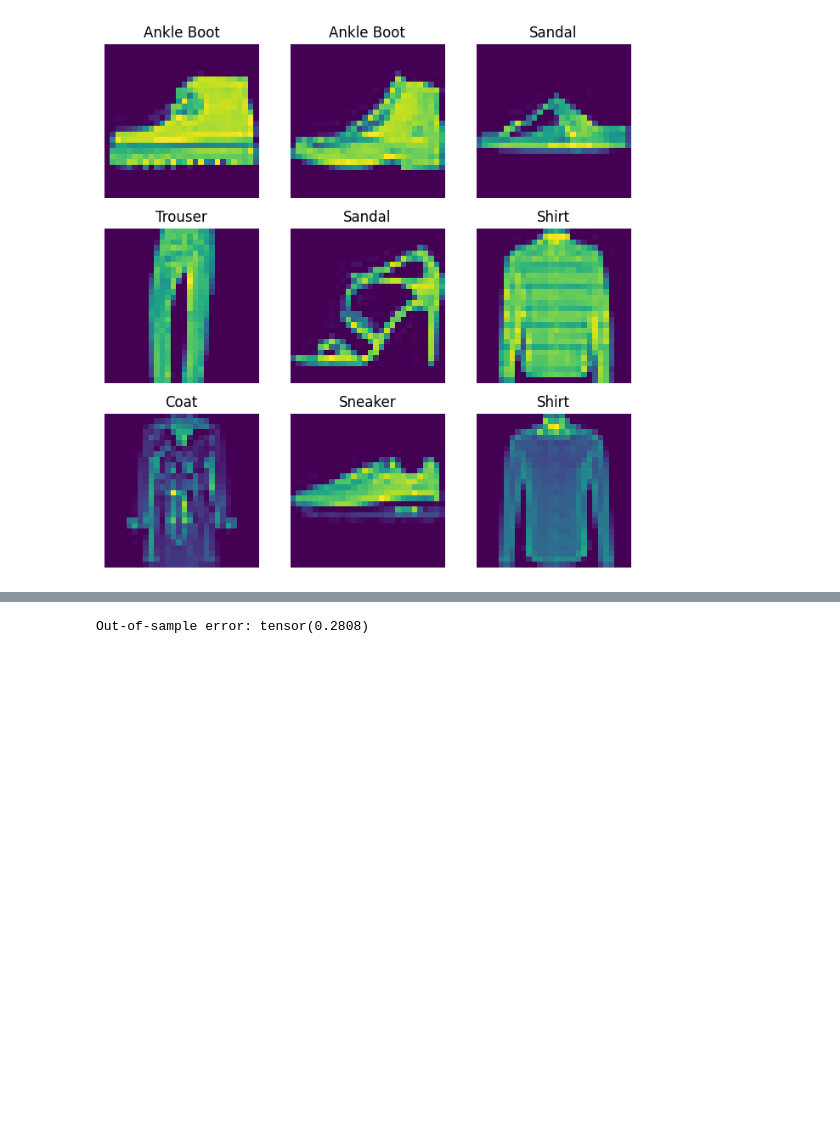
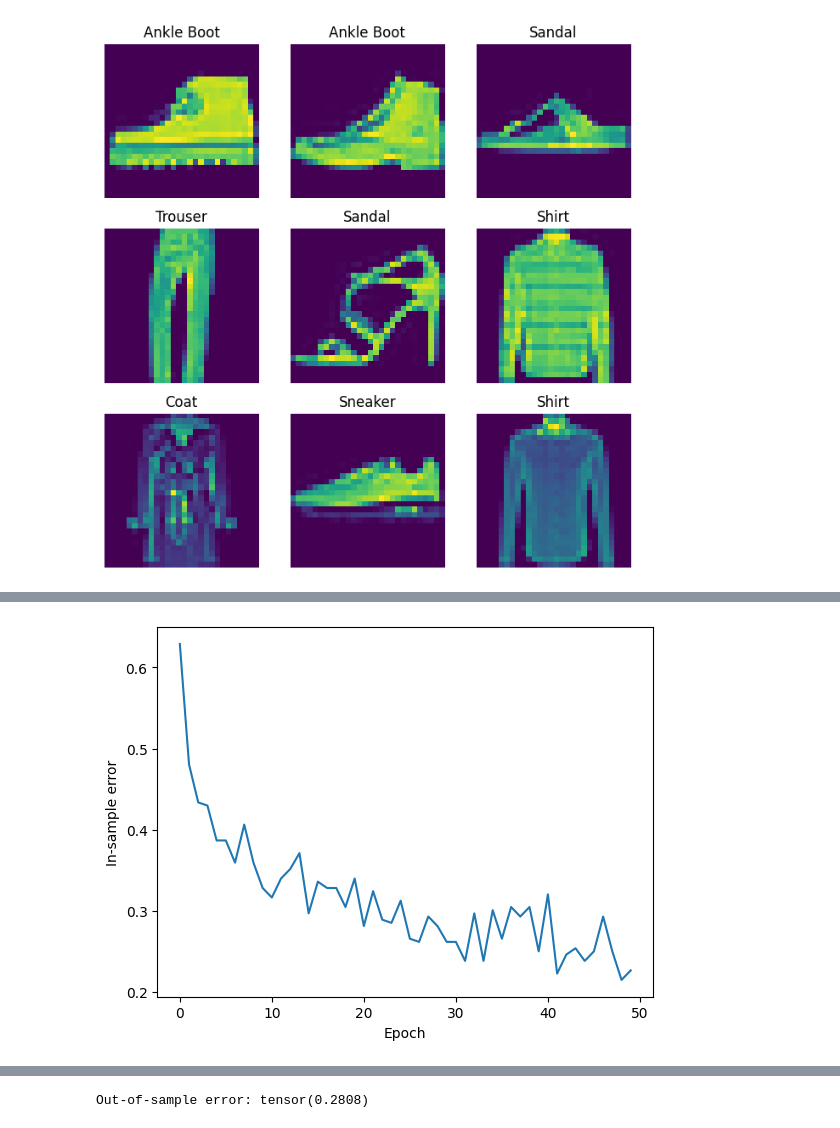
Before and after one commit to Bartosz-G/PyTorch-d2l-Practise, a Jupyter notebook: main.ipynb, the cells around one changed output, grey strips where cells are left out. Saved outputs shown, nothing was run; the diff lists cells and outputs as text; code cells hidden in the pictures; blank space fills up the shorter version.

```diff
--- a/main.ipynb
+++ b/main.ipynb
@@ -78,6 +78,7 @@ class Evaluation_Cross_Entropy:
     def __init__(self,net,img = None,label = None):
         #History of saved error rates, used for in-sample error evaluation during neural network training
         self.hist = []
+        self.loss = []
         self.net = net
         self.img = img
         self.label = label
@@ -103,34 +104,46 @@ class Evaluation_Cross_Entropy:
         """Returns missclassificaiton eror rate"""
         return torch.sum(self.pred() != self.label)/len(self.label)
 
-    def add(self,img,label):
-        """Appends an error rate (and loss if not None) to the history of error rates (used for in-sample error rate during training)"""
+    def add(self,img,label,loss = False):
+        """Appends an error rate (and loss if not False) to the history)"""
         self.img = img
         self.label = label
         self.hist.append(self.error())
+        self.loss.append(loss)
 
+    def __getitem__(self,idx,idy):
+        if idx == 0:
+            return self.hist[idy]
+        if idx ==1:
+            return self.loss[idy]
 
-    def __getitem__(self, idx):
-        return self.hist[idx]
-
-    def plot(self):
-        """Plots the in-sample error and loss (if such has been added) from history"""
+    def plot_error(self):
+        """Plots the in-sample error from training history"""
 
         plt.plot(self.hist)
         plt.ylabel('In-sample error')
         plt.xlabel('Epoch')
         plt.show()
+
+    def plot_loss(self):
+        """Plots the loss from training history"""
+
+        plt.plot(self.loss)
+        plt.ylabel('Loss')
+        plt.xlabel('Epoch')
+        plt.show()
 # %%
 #Creating an automatic trainer to be used with sequential linear classes
 class Gradient_Img_Trainer:
     """Automatic trainer for linear classifiers embedded through a sequential class"""
-    def __init__(self,net,train_iter,loss,trainer,test_iter=None):
+    def __init__(self,net,train_iter,loss,trainer,test_iter = None,scheduler = None):
         self.net = net
         self.train_iter = train_iter
         self.loss = loss
         self.trainer = trainer
         self.test_iter = test_iter
         self.eval = None
+        self.scheduler = scheduler
 
     def normal_init(self, std = 0.1):
         """Used for initializing the weights of the nn from a normal distribution"""
@@ -157,7 +170,7 @@ class Gradient_Img_Trainer:
         self.net.apply(xavier)
 
 
-    def Train(self, num_epochs, print_loss = False, print_error = False, graph = False, scheduler = None):
+    def Train(self, num_epochs, print_loss = True, print_error = True):
         """Used for training the neural network
                 :param print_loss: - print loss for each epoch
                 :param print_error: - print error for each epoch
@@ -179,11 +192,11 @@ class Gradient_Img_Trainer:
             l.mean().backward()
             self.trainer.step()
 
-            eval.add(img,label)
+            eval.add(img,label,l.sum().item())
 
             #Adjusting the learning rate
-            if scheduler is not None:
-                scheduler.step()
+            if self.scheduler is not None:
+                self.scheduler.step()
 
             if print_loss is True:
                 print("Loss:",l.sum().item())
@@ -191,8 +204,7 @@ class Gradient_Img_Trainer:
             if print_error is True:
                 print("In-sample error:",eval.error())
 
-        if graph is True:
-            eval.plot()
+
         self.eval = eval
 
     def Test(self,test_iter=None):
@@ -288,0 +300,4 @@ In-sample error: tensor(0.2539)
+# %%
+logit_training.eval.plot_error()
+# %% [output]
+[figure, added]
```
Also changed, not shown: parts of 9 cells of this notebook.
